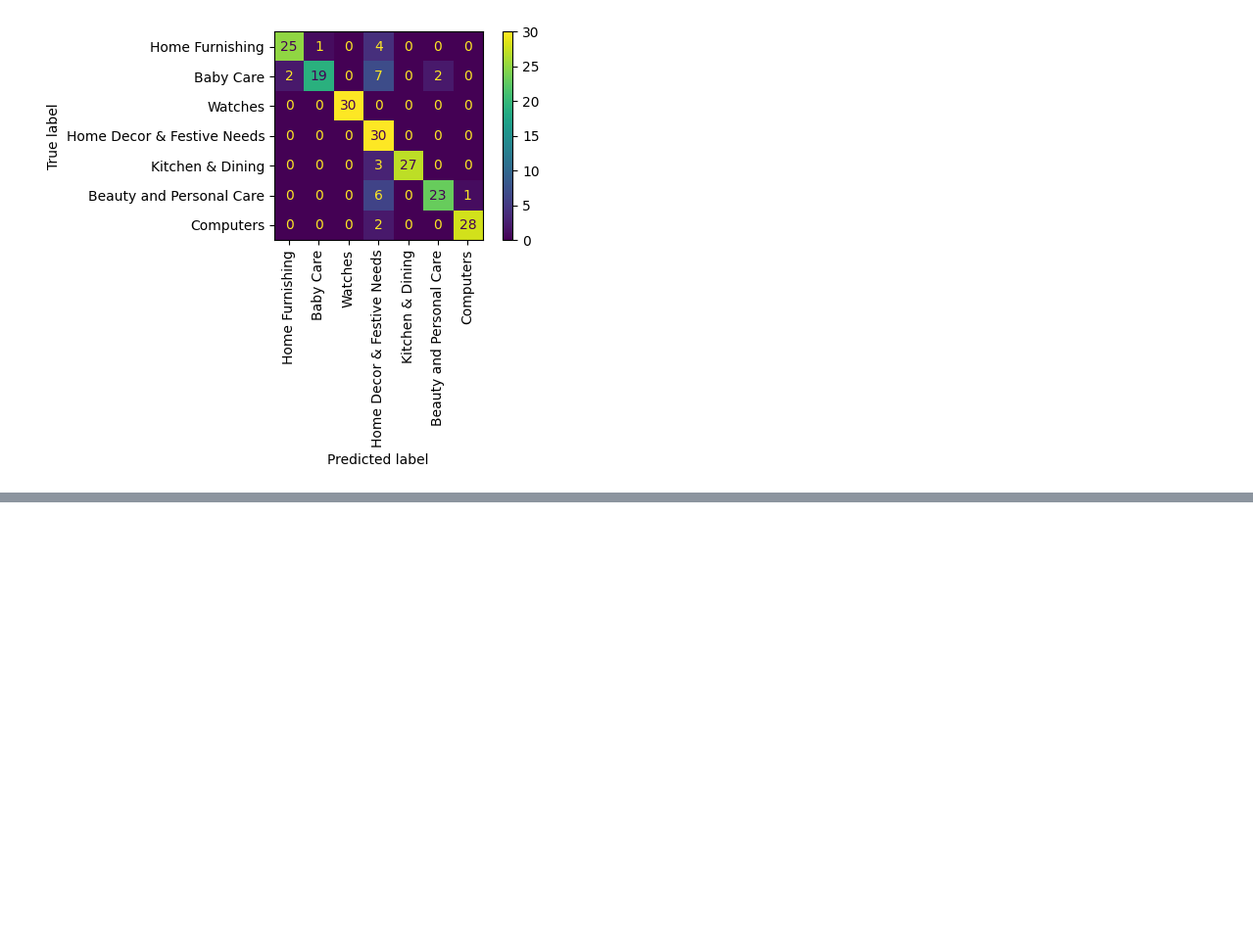
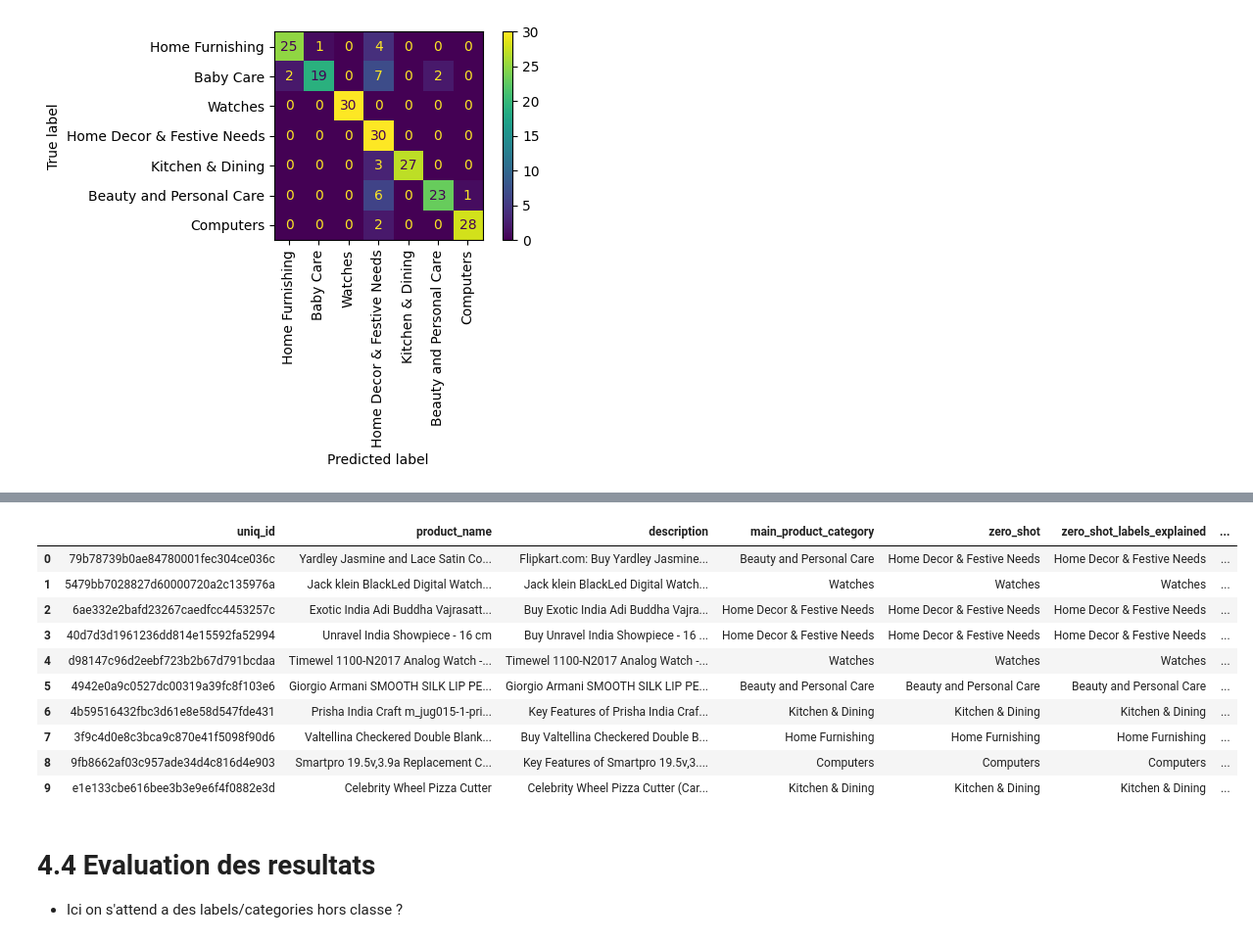
Before and after one commit to benjaminzwhite/kaggle-notebooks, a Jupyter notebook: p8-poc-phi3-classif.ipynb, the cells around one changed output, grey strips where cells are left out. Shown at 98% size. Cells and saved outputs as stored; diff of their text form; code cells hidden in the pictures; blank space fills up the shorter version.

```diff
--- a/p8-poc-phi3-classif.ipynb
+++ b/p8-poc-phi3-classif.ipynb
@@ -575,0 +661,42 @@ plt.show()
+# %%
+import time
+
+start_time = time.time()
+
+for i, row in df_inference.iterrows():
+    print("Sending index : ", i, "... Time taken so far :", time.time() - start_time)
+    product_name = row["product_name"]
+    product_description = row["description"]
+
+    for df_col_name, prompt_template in PROMPT_MAPPER_NO_SG.items():
+        # create the formatted prompt
+        formatted_prompt = prompt_template.format(
+            product_name=product_name,
+            product_description=product_description
+        )
+
+        # send to classifier
+        messages = [
+            {"role": "system", "content": "You are an ecommerce product analyst"},
+            {"role": "user", "content": formatted_prompt}, # WEIRD BUG, IF YOU DON'T ADD , TO END OF MESSAGES YOU GET INDEXERROR !?!?!?!?
+        ]
+        generation_args = {
+            "max_new_tokens": 500,
+            "return_full_text": False,
+            "temperature": 0.0,
+            #"prefix_allowed_tokens_fn": prefix_allowed_tokens_fn,
+        }
+        output_no_sg = classifier(messages, **generation_args)
+
+        res = output_no_sg[0]["generated_text"]
+
+        # store the result in the corresponding df_test column (depending on which prompt used)
+        # CREDIT (I always forget the depreciated thing)
+        # https://stackoverflow.com/questions/13842088/set-value-for-particular-cell-in-pandas-dataframe-using-index
+        df_inference.at[i, df_col_name] = res
+
+end_time = time.time()
+
+print("Done! Total time taken : ", end_time-start_time)
+
+print("Saving to CSV")
@@ -575,0 +732,18 @@ plt.show()
+# %%
+df_inference.head(10)
+# %% [output]
+|  | uniq_id | product_name | description | main_product_category | zero_shot | zero_shot_labels_explained | ... |
+| 0 | 79b78739b0ae84780001fec304ce036c | Yardley Jasmine and Lace Satin Co... | Flipkart.com: Buy Yardley Jasmine... | Beauty and Personal Care | Home Decor & Festive Needs | Home Decor & Festive Needs | ... |
+| 1 | 5479bb7028827d60000720a2c135976a | Jack klein BlackLed Digital Watch... | Jack klein BlackLed Digital Watch... | Watches | Watches | Watches | ... |
+| 2 | 6ae332e2bafd23267caedfcc4453257c | Exotic India Adi Buddha Vajrasatt... | Buy Exotic India Adi Buddha Vajra... | Home Decor & Festive Needs | Home Decor & Festive Needs | Home Decor & Festive Needs | ... |
+| 3 | 40d7d3d1961236dd814e15592fa52994 | Unravel India Showpiece - 16 cm | Buy Unravel India Showpiece - 16 ... | Home Decor & Festive Needs | Home Decor & Festive Needs | Home Decor & Festive Needs | ... |
+| 4 | d98147c96d2eebf723b2b67d791bcdaa | Timewel 1100-N2017 Analog Watch -... | Timewel 1100-N2017 Analog Watch -... | Watches | Watches | Watches | ... |
+| 5 | 4942e0a9c0527dc00319a39fc8f103e6 | Giorgio Armani SMOOTH SILK LIP PE... | Giorgio Armani SMOOTH SILK LIP PE... | Beauty and Personal Care | Beauty and Personal Care | Beauty and Personal Care | ... |
+| 6 | 4b59516432fbc3d61e8e58d547fde431 | Prisha India Craft m_jug015-1-pri... | Key Features of Prisha India Craf... | Kitchen & Dining | Kitchen & Dining | Kitchen & Dining | ... |
+| 7 | 3f9c4d0e8c3bca9c870e41f5098f90d6 | Valtellina Checkered Double Blank... | Buy Valtellina Checkered Double B... | Home Furnishing | Home Furnishing | Home Furnishing | ... |
+| 8 | 9fb8662af03c957ade34d4c816d4e903 | Smartpro 19.5v,3.9a Replacement C... | Key Features of Smartpro 19.5v,3.... | Computers | Computers | Computers | ... |
+| 9 | e1e133cbe616bee3b3e9e6f4f0882e3d | Celebrity Wheel Pizza Cutter | Celebrity Wheel Pizza Cutter (Car... | Kitchen & Dining | Kitchen & Dining | Kitchen & Dining | ... |
+# %% [markdown]
+# 4.4 Evaluation des resultats
+
+- Ici on s'attend a des labels/categories hors classe ?
```
Also changed, not shown: parts of 28 cells of this notebook.
